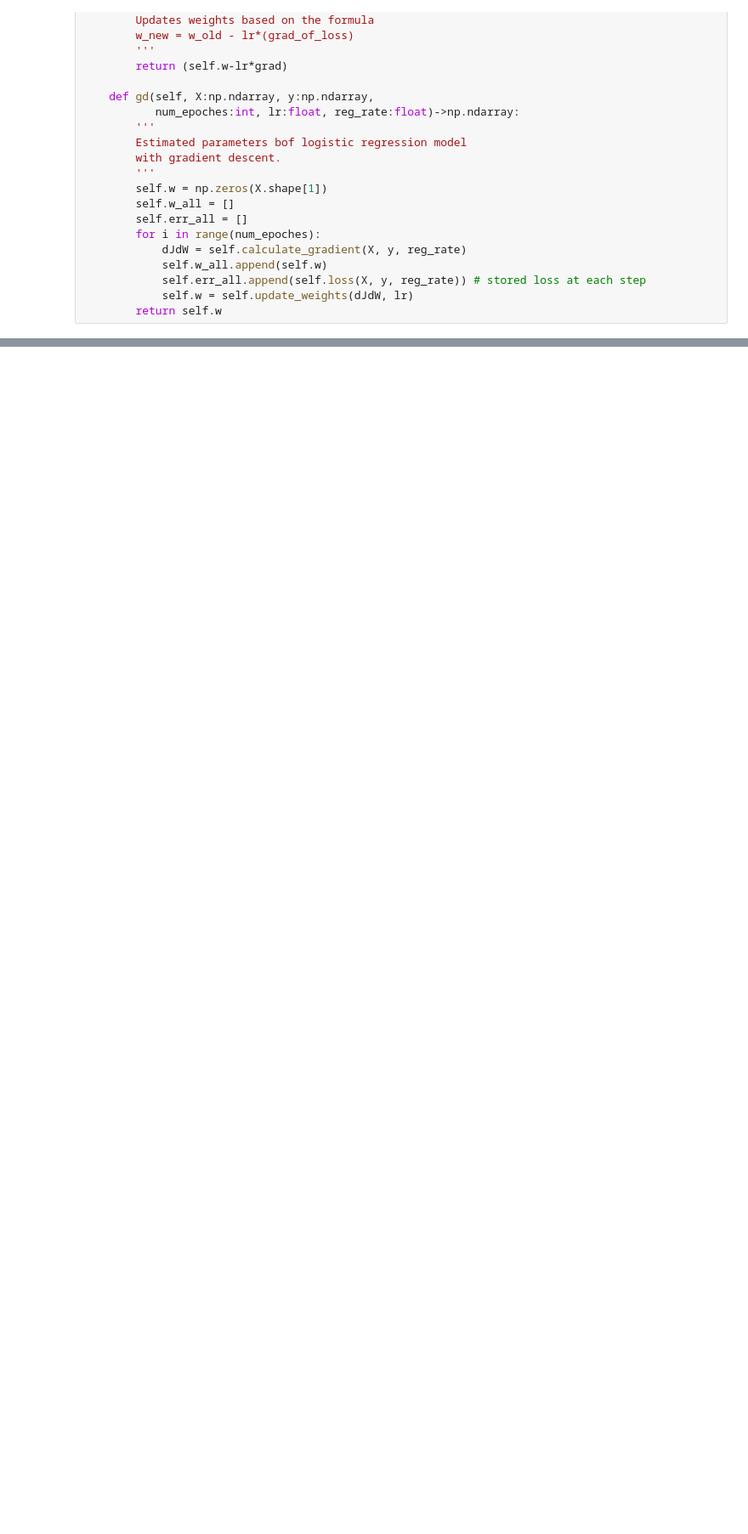
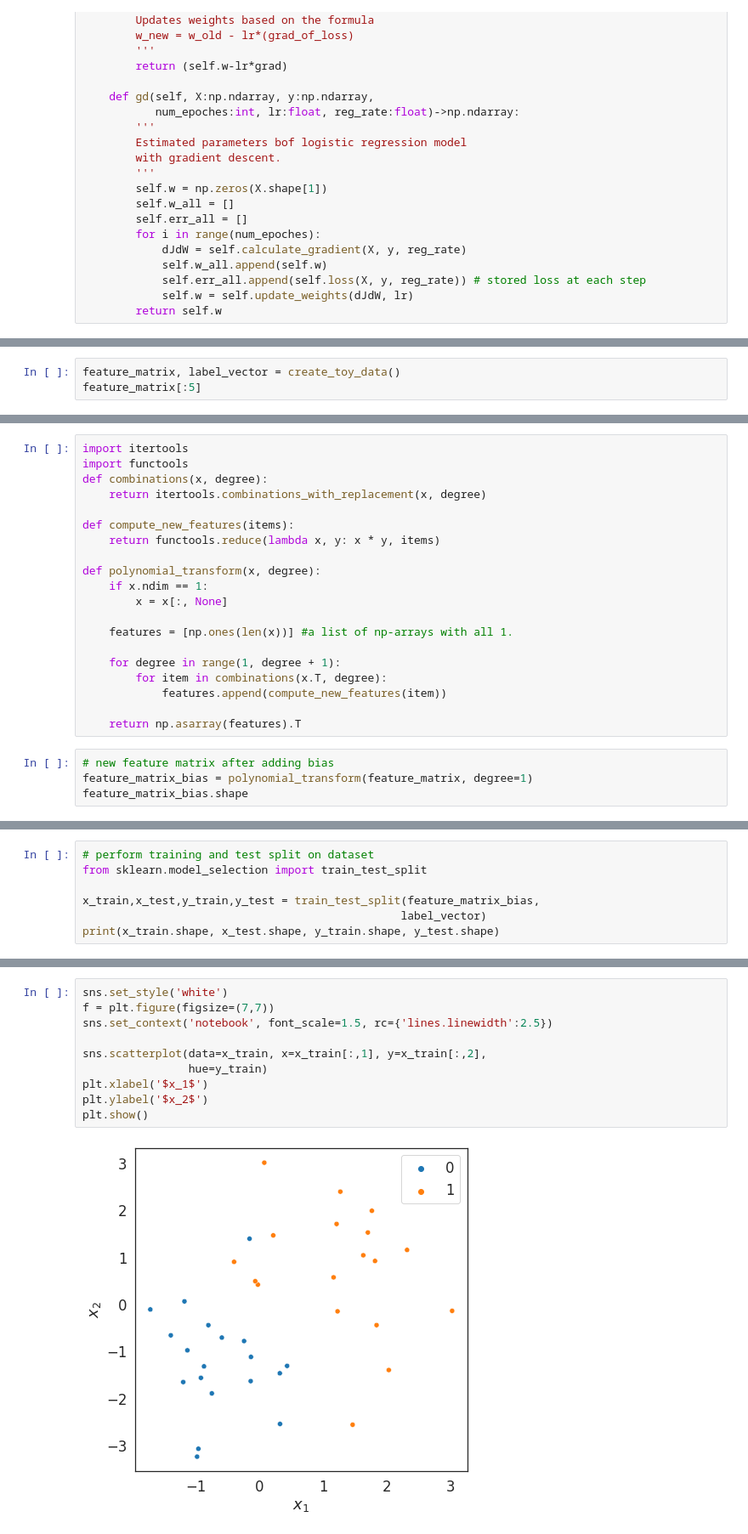
Before and after one commit to Aditya9790/Machine-Learning, a Jupyter notebook: Hard Coded Algorithms/Logistic_Regression.ipynb, the cells around one changed output, grey strips where cells are left out. Shown: that part at 85% size. Saved outputs shown, nothing was run; the diff lists cells and outputs as text; blank space fills up the shorter version.

```diff
--- a/Hard Coded Algorithms/Logistic_Regression.ipynb
+++ b/Hard Coded Algorithms/Logistic_Regression.ipynb
@@ -167,0 +175,3 @@ class Logistic_regression(object):
+# %%
+feature_matrix, label_vector = create_toy_data()
+feature_matrix[:5]
@@ -167,0 +199,24 @@ class Logistic_regression(object):
+# %%
+import itertools
+import functools
+def combinations(x, degree):
+    return itertools.combinations_with_replacement(x, degree)
+
+def compute_new_features(items):
+    return functools.reduce(lambda x, y: x * y, items)
+
+def polynomial_transform(x, degree):
+    if x.ndim == 1:
+        x = x[:, None]
+
+    features = [np.ones(len(x))] #a list of np-arrays with all 1.
+
+    for degree in range(1, degree + 1):
+        for item in combinations(x.T, degree):
+            features.append(compute_new_features(item))
+
+    return np.asarray(features).T
+# %%
+# new feature matrix after adding bias
+feature_matrix_bias = polynomial_transform(feature_matrix, degree=1)
+feature_matrix_bias.shape
@@ -167,0 +231,7 @@ class Logistic_regression(object):
+# %%
+# perform training and test split on dataset
+from sklearn.model_selection import train_test_split
+
+x_train,x_test,y_train,y_test = train_test_split(feature_matrix_bias,
+                                                label_vector)
+print(x_train.shape, x_test.shape, y_train.shape, y_test.shape)
@@ -167,0 +247,12 @@ class Logistic_regression(object):
+# %%
+sns.set_style('white')
+f = plt.figure(figsize=(7,7))
+sns.set_context('notebook', font_scale=1.5, rc={'lines.linewidth':2.5})
+
+sns.scatterplot(data=x_train, x=x_train[:,1], y=x_train[:,2],
+                hue=y_train)
+plt.xlabel('$x_1$')
+plt.ylabel('$x_2$')
+plt.show()
+# %% [output]
+[figure, added]
```
Also changed, not shown: parts of 22 cells of this notebook.
